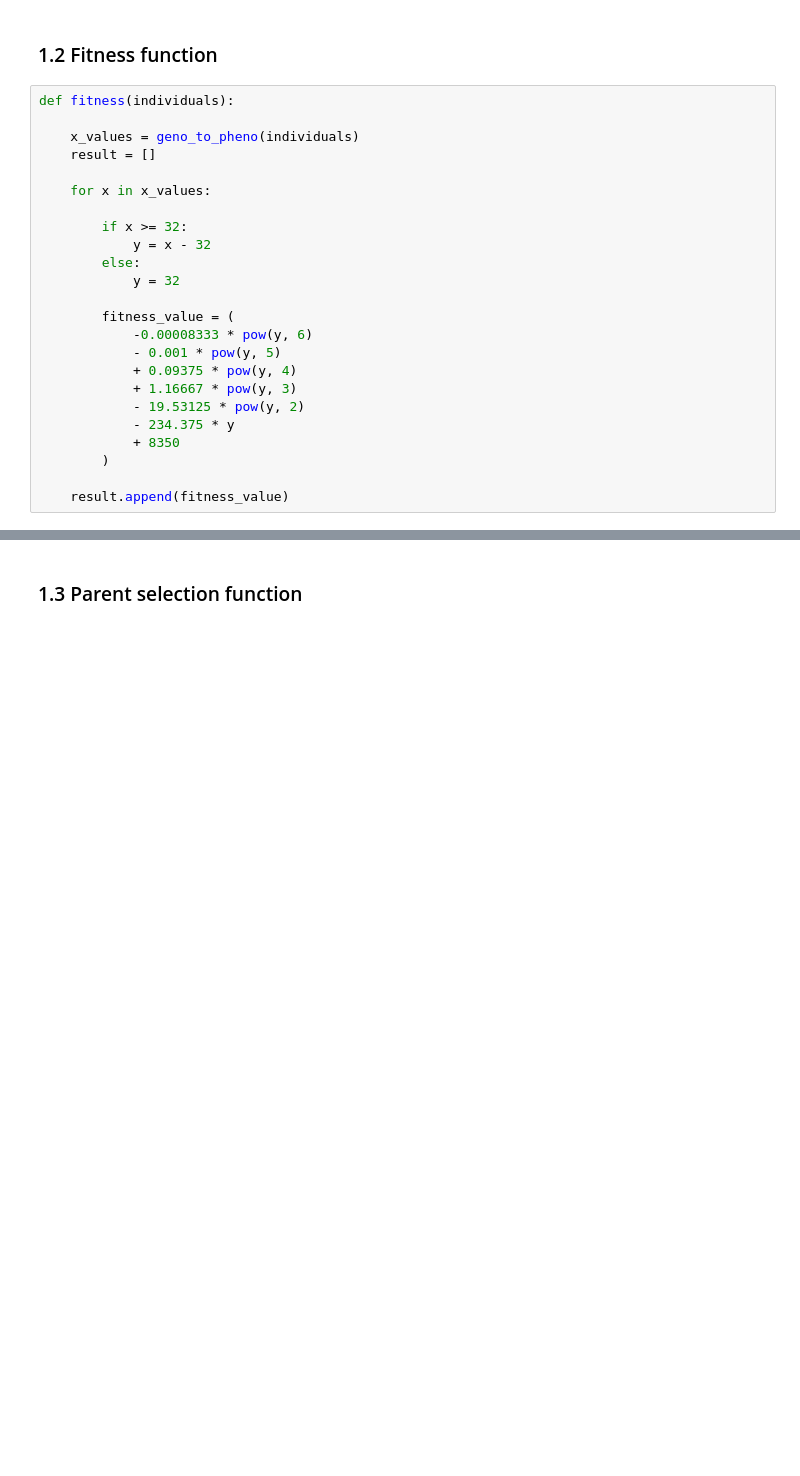
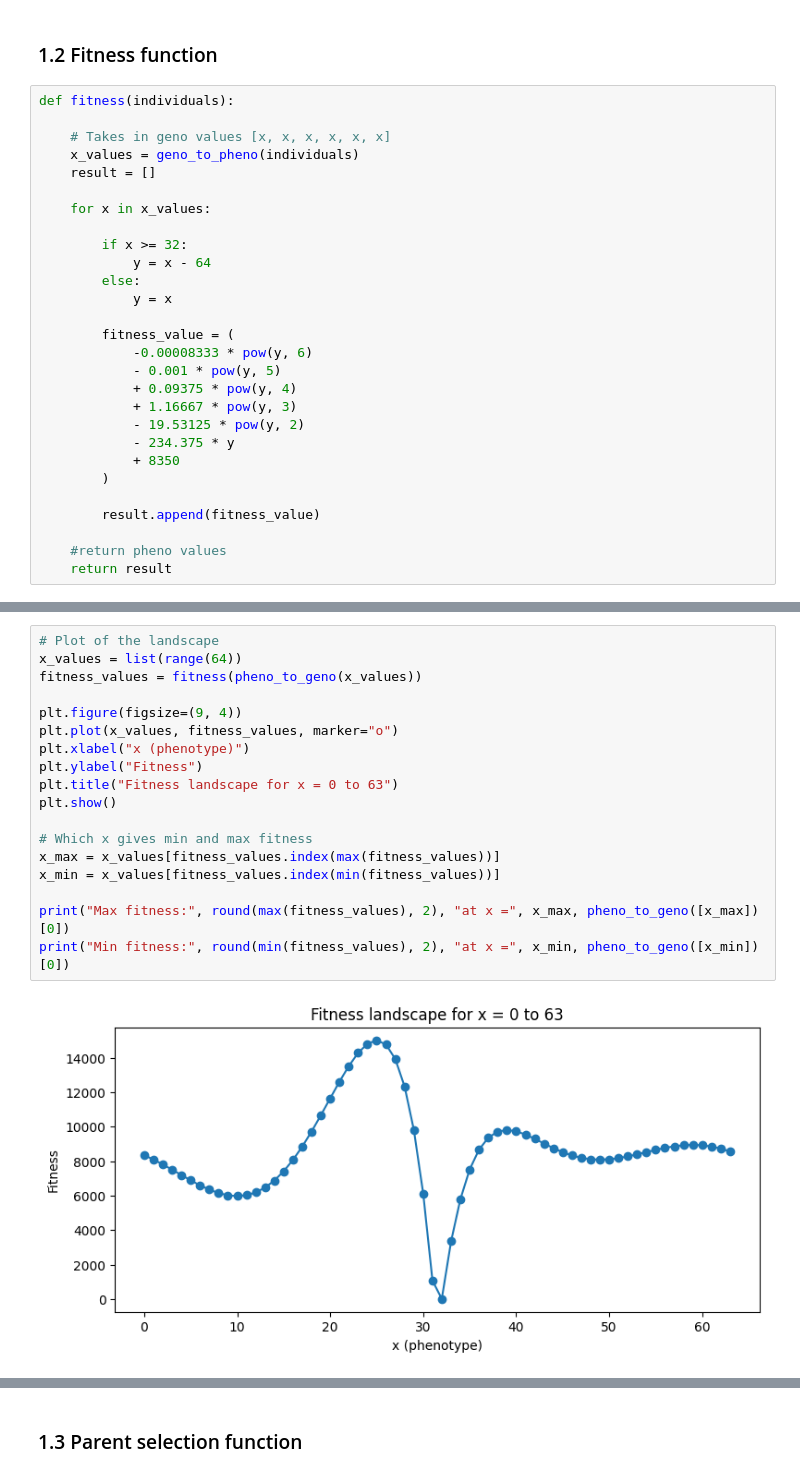
Before and after one commit to Kamilmichal05/Machine-Learning-Project2, a Jupyter notebook: main.ipynb, the cells around one changed output, grey strips where cells are left out. Saved outputs shown, nothing was run; the diff lists cells and outputs as text; blank space fills up the shorter version.

Commit message:
fixes to fitness function and subtasks

```diff
--- a/main.ipynb
+++ b/main.ipynb
@@ -47,15 +48,16 @@ Output type: a list of lists (each of length 6 )
 # %%
 def fitness(individuals):
 
+    # Takes in geno values [x, x, x, x, x, x]
     x_values = geno_to_pheno(individuals)
     result = []
 
     for x in x_values:
 
         if x >= 32:
-            y = x - 32
+            y = x - 64
         else:
-            y = 32
+            y = x
 
         fitness_value = (
             -0.00008333 * pow(y, 6)
@@ -67,4 +69,7 @@ def fitness(individuals):
             + 8350
         )
 
-    result.append(fitness_value)
+        result.append(fitness_value)
+
+    #return pheno values
+    return result
@@ -70,0 +87,20 @@ def fitness(individuals):
+# %%
+# Plot of the landscape
+x_values = list(range(64))
+fitness_values = fitness(pheno_to_geno(x_values))
+
+plt.figure(figsize=(9, 4))
+plt.plot(x_values, fitness_values, marker="o")
+plt.xlabel("x (phenotype)")
+plt.ylabel("Fitness")
+plt.title("Fitness landscape for x = 0 to 63")
+plt.show()
+
+# Which x gives min and max fitness
+x_max = x_values[fitness_values.index(max(fitness_values))]
+x_min = x_values[fitness_values.index(min(fitness_values))]
+
+print("Max fitness:", round(max(fitness_values), 2), "at x =", x_max, pheno_to_geno([x_max])[0])
+print("Min fitness:", round(min(fitness_values), 2), "at x =", x_min, pheno_to_geno([x_min])[0])
+# %% [output]
+[figure, added]
```
Also changed, not shown: parts of 7 cells of this notebook.
